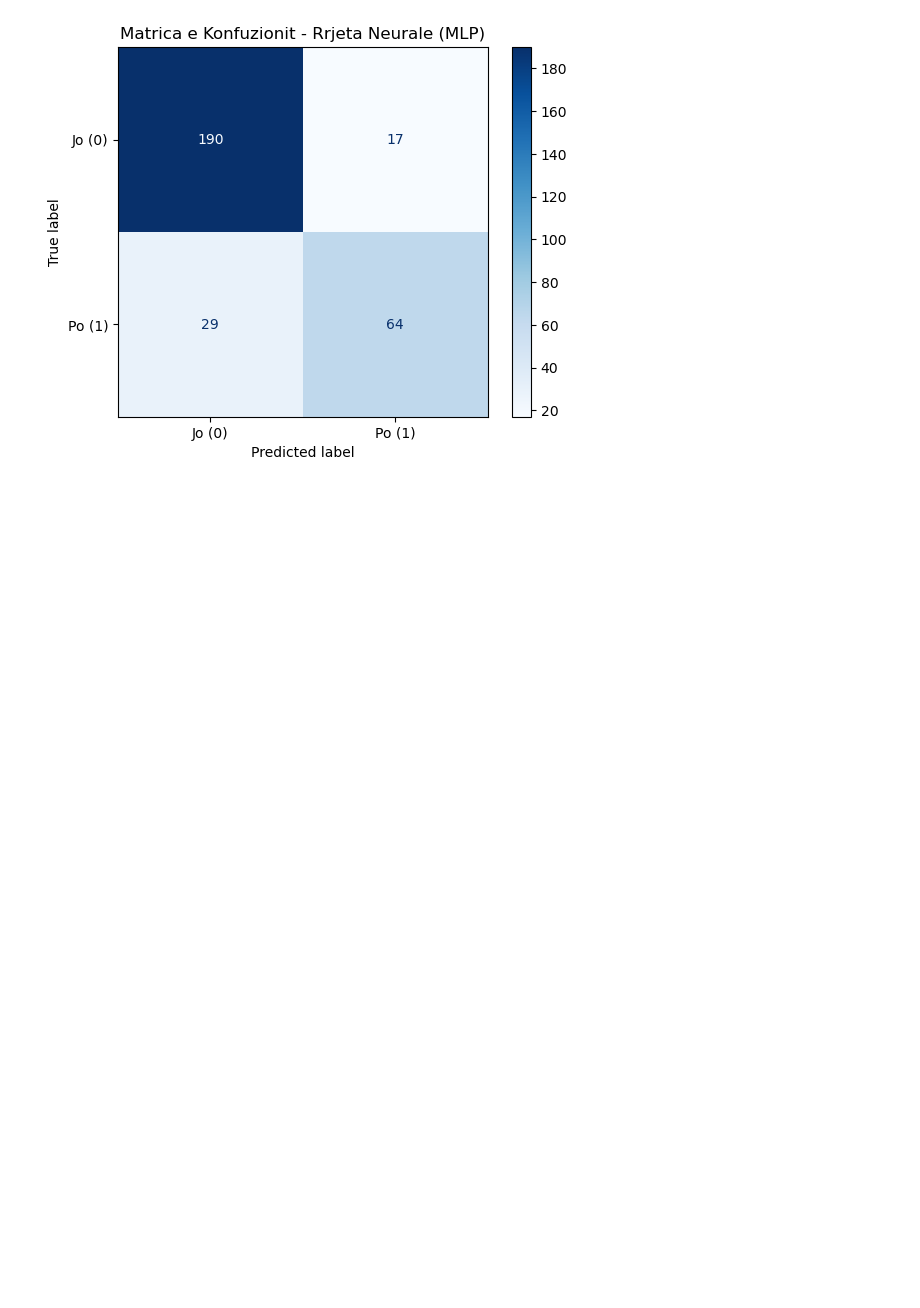
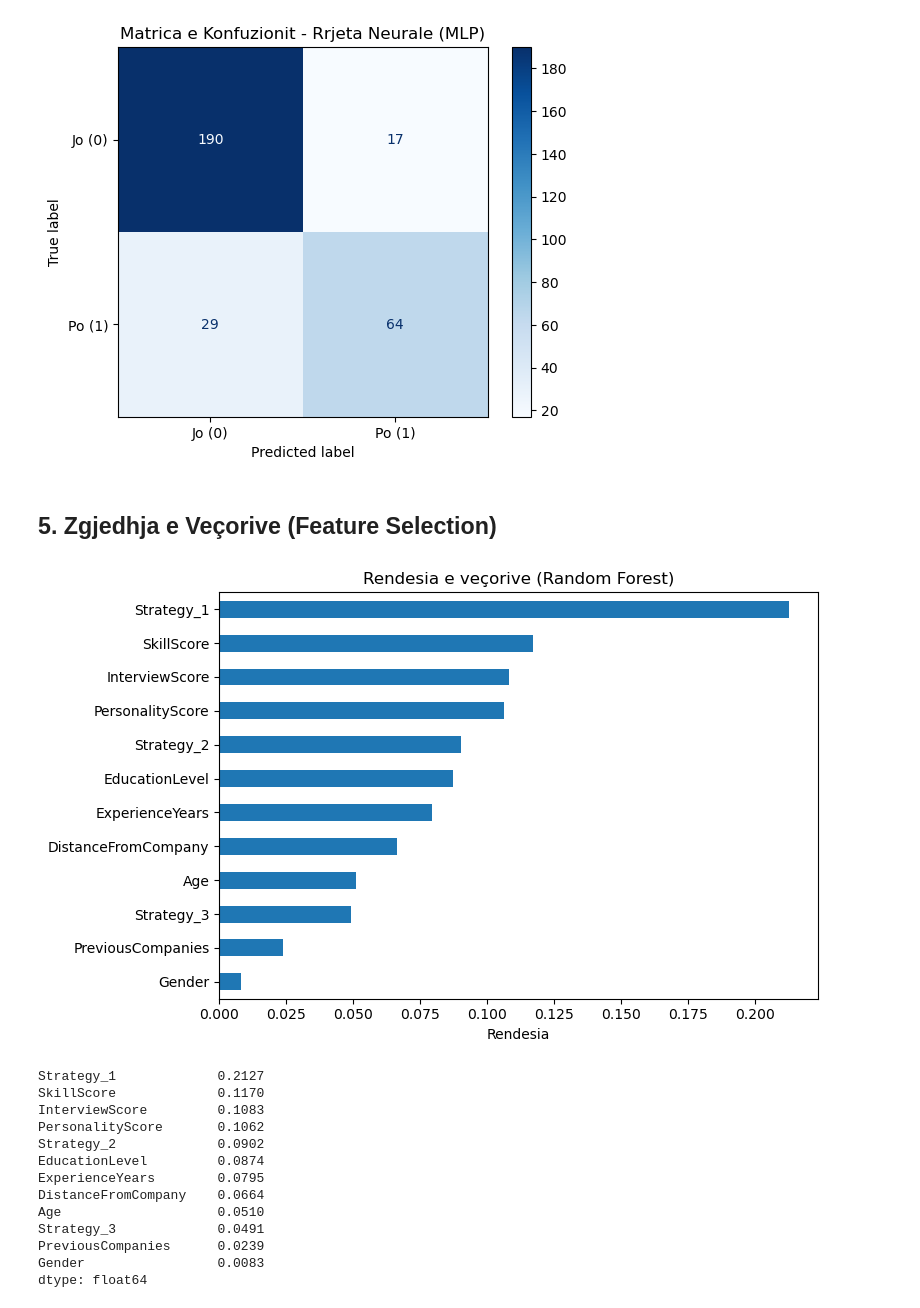
Before and after one commit to ArdianAsani/jobmatch-ml, a Jupyter notebook: notebooks/jobmatch_ml.ipynb, the cells around one changed output. Drawn from its saved outputs; the diff is of its cells as text; code cells hidden in the pictures; blank space fills up the shorter version.

Commit message:
Add feature importance analysis and feature selection experiments

```diff
--- a/notebooks/jobmatch_ml.ipynb
+++ b/notebooks/jobmatch_ml.ipynb
@@ -473,3 +478,34 @@ Precision: 0.7901
 Recall:    0.6882
 F1-Score:  0.7356
 [figure]
+# %% [markdown]
+## 5. Zgjedhja e Veçorive (Feature Selection)
+# %%
+# 28. Rendesia e veçorive sipas Random Forest (modeli me i mire deri tani)
+importances = pd.Series(grid_rf.best_estimator_.feature_importances_,
+                        index=X.columns).sort_values(ascending=False)
+
+plt.figure(figsize=(8, 5))
+importances.plot(kind='barh')
+plt.title('Rendesia e veçorive (Random Forest)')
+plt.xlabel('Rendesia')
+plt.gca().invert_yaxis()
+plt.tight_layout()
+plt.show()
+
+print(importances.round(4))
+# %% [output]
+[figure, added]
+Strategy_1             0.2127
+SkillScore             0.1170
+InterviewScore         0.1083
+PersonalityScore       0.1062
+Strategy_2             0.0902
+EducationLevel         0.0874
+ExperienceYears        0.0795
+DistanceFromCompany    0.0664
+Age                    0.0510
+Strategy_3             0.0491
+PreviousCompanies      0.0239
+Gender                 0.0083
+dtype: float64
```
Also changed, not shown: parts of 2 cells of this notebook, 2 other files.
